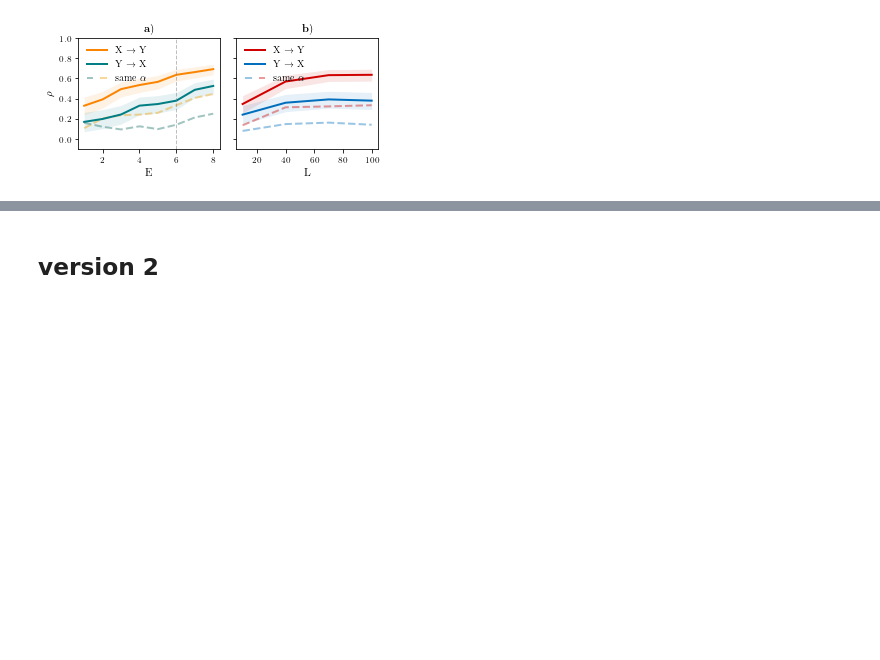
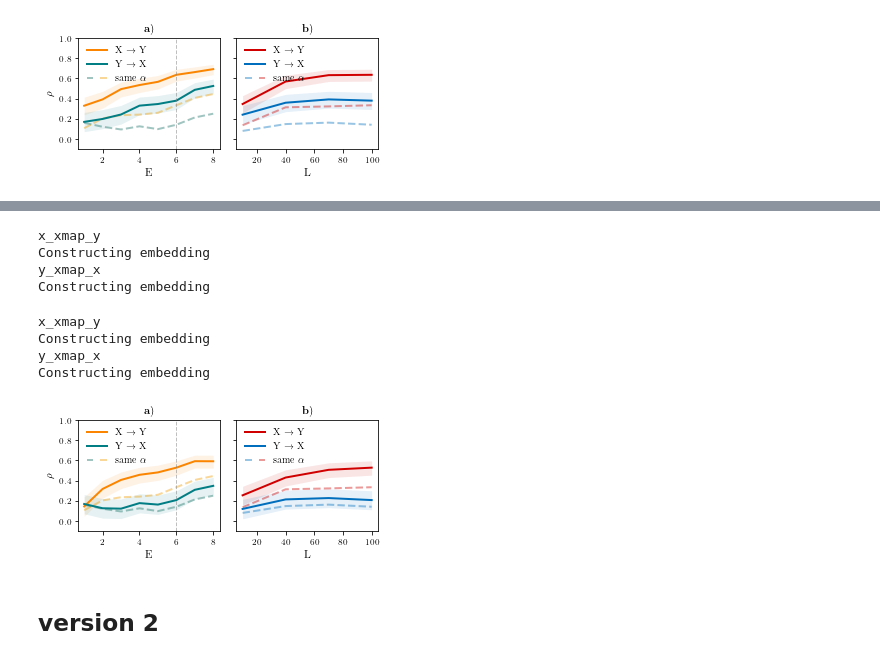
Before and after one commit to KatharinaBracher/GCCM, a Jupyter notebook: code/DiffusionShort.ipynb, the cells around one changed output, grey strips where cells are left out. Drawn from its saved outputs; the diff is of its cells as text; code cells hidden in the pictures; blank space fills up the shorter version.

```diff
--- a/code/DiffusionShort.ipynb
+++ b/code/DiffusionShort.ipynb
@@ -628,3 +693,66 @@ plt.savefig('plots/diffusion_short/v1_c01_diffmag.pdf', bbox_inches='tight')
+# %%
+rdesults_01 = run_optEmbedding_sampling(X, Y, lib_size, dims, cores=6)
+# %% [output]
+x_xmap_y
+Constructing embedding
+y_xmap_x
+Constructing embedding
+# %%
+rdesults_01_L = run_GCCM_sampling(X, Y, lib_sizes, E=6, cores=6)
+# %% [output]
+x_xmap_y
+Constructing embedding
+y_xmap_x
+Constructing embedding
+# %%
+fig, ax = plt.subplots(1,2, figsize=(5,2.5), sharey=True)
+
+x_xmap_y, y_xmap_x = get_mean(results_01, dims)
+p1,= ax[0].plot(dims, x_xmap_y, '--', c='#136F63', alpha=0.4, lw=2)
+p2,= ax[0].plot(dims, y_xmap_x, '--', c='#EE9B00', alpha=0.4, lw=2)
+
+x_xmap_y, y_xmap_x = get_mean(rdesults_01, dims)
+xy_u, xy_l, yx_u, yx_l = get_interval(rdesults_01, dims)
+p3,=ax[0].plot(dims, y_xmap_x,  c='#FB8500', lw=2, label = r'X $\rightarrow$ Y')
+ax[0].fill_between(dims, yx_l, yx_u, color='#FB8500', alpha=0.1, lw=0)
+p4,=ax[0].plot(dims, x_xmap_y,  c='#017D84', lw=2, label = r'Y $\rightarrow$ X' )
+ax[0].fill_between(dims, xy_l, xy_u, color='#017D84', alpha=0.1, lw=0)
+ax[0].axvline(x=6, color='gray', linestyle='--', linewidth=1, alpha=0.5)
+
+
+ax[0].set_ylim(-0.1,1)
+ax[0].set_title(r'$\textbf a)$')
+ax[0].set_xlabel('E')
+#ax[0].xaxis.set_major_locator(MaxNLocator(integer=True, nbins=4))
+ax[0].set_ylabel(r'$\rho$')
+legend = ax[0].legend([p3, p4, (p1, p2)], [r'X $\rightarrow$ Y', r'Y $\rightarrow$ X', r'same $\alpha$'], scatterpoints=1,
+               numpoints=1, markerscale=1., handler_map={tuple: HandlerTuple(ndivide=None, pad=0.7)},frameon=False)
+for legobj in legend.legendHandles:
+    legobj.set_linewidth(2)
+
+x_xmap_y, y_xmap_x = get_mean(results_01_L, lib_sizes)
+p1,= ax[1].plot(lib_sizes, x_xmap_y, '--', c='#006EBC', alpha=0.4, lw=2)
+p2,= ax[1].plot(lib_sizes, y_xmap_x, '--', c='#D00000', alpha=0.4, lw=2)
+
+x_xmap_y, y_xmap_x = get_mean(rdesults_01_L, lib_sizes)
+xy_u, xy_l, yx_u, yx_l = get_interval(rdesults_01_L, lib_sizes)
+p3, = ax[1].plot(lib_sizes, y_xmap_x,  c='#D00000', lw=2, label = r'X $\rightarrow$ Y')
+ax[1].fill_between(lib_sizes, yx_l, yx_u, color='#D00000', alpha=0.1, lw=0)
+p4,=ax[1].plot(lib_sizes, x_xmap_y,  c='#006EBC', lw=2, label = r'Y $\rightarrow$ X' )
+ax[1].fill_between(lib_sizes, xy_l, xy_u, color='#006EBC', alpha=0.1, lw=0)
+
+ax[1].set_title(r'$\textbf b)$')
+ax[1].set_xlabel('L')
+#ax.xaxis.set_major_locator(MaxNLocator(integer=True, nbins=4))
+legend = ax[1].legend([p3, p4, (p1, p2)], [r'X $\rightarrow$ Y', r'Y $\rightarrow$ X', r'same $\alpha$'], scatterpoints=1,
+               numpoints=1, markerscale=1., handler_map={tuple: HandlerTuple(ndivide=None, pad=0.7)}, frameon=False)
+for legobj in legend.legendHandles:
+    legobj.set_linewidth(2)
+
+plt.tight_layout()
+plt.savefig('plots/diffusion_short/v1_c01_diffmagquart.pdf', bbox_inches='tight')
+# %% [output]
+[figure, added]
 # %% [markdown]
 ## version 2
 # %%
```
Also changed, not shown: parts of 11 cells of this notebook, 14 other files.
